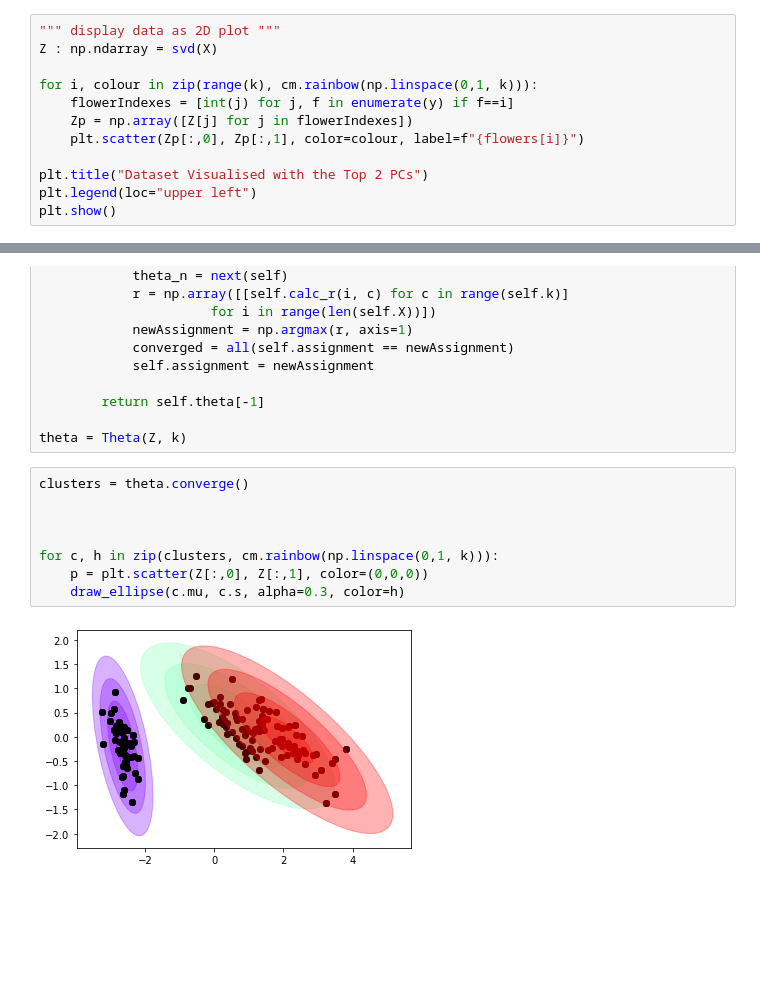
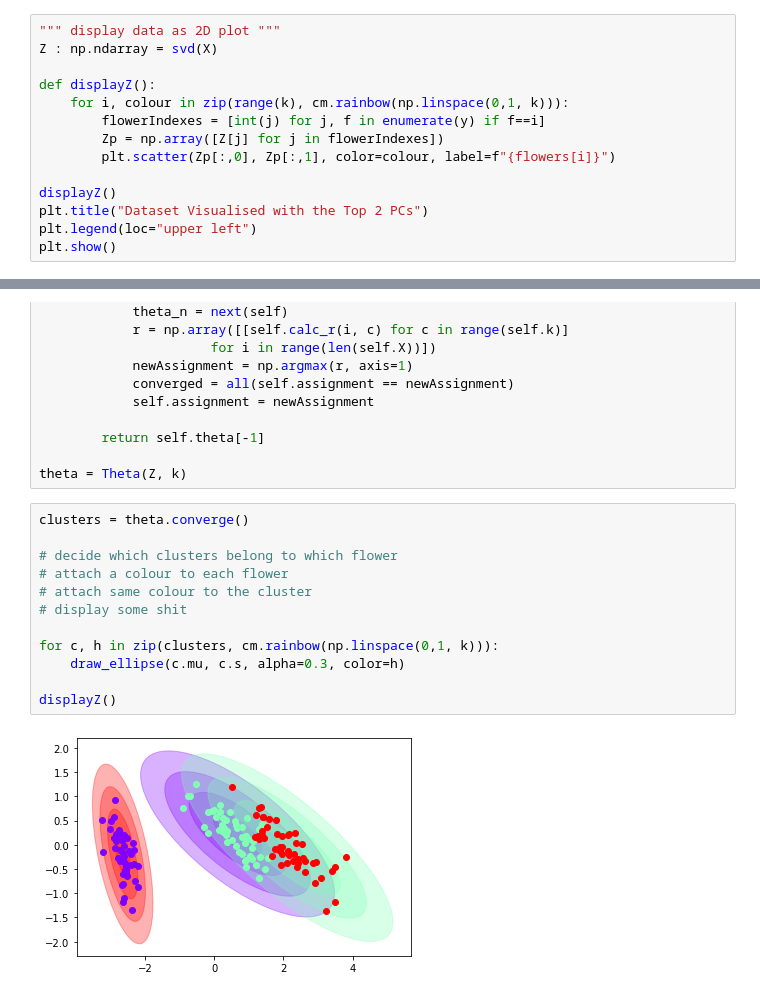
Before and after one commit to Nat-133/coursework_cs342, a Jupyter notebook: solution.ipynb, the cells around one changed output, grey strips where cells are left out. Saved outputs shown, nothing was run; the diff lists cells and outputs as text; blank space fills up the shorter version.

```diff
--- a/solution.ipynb
+++ b/solution.ipynb
@@ -60,11 +60,13 @@ def svd(dataset : np.ndarray) -> np.ndarray:
 """ display data as 2D plot """
 Z : np.ndarray = svd(X)
 
-for i, colour in zip(range(k), cm.rainbow(np.linspace(0,1, k))):
-    flowerIndexes = [int(j) for j, f in enumerate(y) if f==i]
-    Zp = np.array([Z[j] for j in flowerIndexes])
-    plt.scatter(Zp[:,0], Zp[:,1], color=colour, label=f"{flowers[i]}")
+def displayZ():
+    for i, colour in zip(range(k), cm.rainbow(np.linspace(0,1, k))):
+        flowerIndexes = [int(j) for j, f in enumerate(y) if f==i]
+        Zp = np.array([Z[j] for j in flowerIndexes])
+        plt.scatter(Zp[:,0], Zp[:,1], color=colour, label=f"{flowers[i]}")
 
+displayZ()
 plt.title("Dataset Visualised with the Top 2 PCs")
 plt.legend(loc="upper left")
 plt.show()
@@ -143,10 +145,14 @@ theta = Theta(Z, k)
 # %%
 clusters = theta.converge()
 
-
+# decide which clusters belong to which flower
+# attach a colour to each flower
+# attach same colour to the cluster
+# display some shit
 
 for c, h in zip(clusters, cm.rainbow(np.linspace(0,1, k))):
-    p = plt.scatter(Z[:,0], Z[:,1], color=(0,0,0))
     draw_ellipse(c.mu, c.s, alpha=0.3, color=h)
+
+displayZ()
 # %% [output]
-[figure, old version]
+[figure, new version]
```
